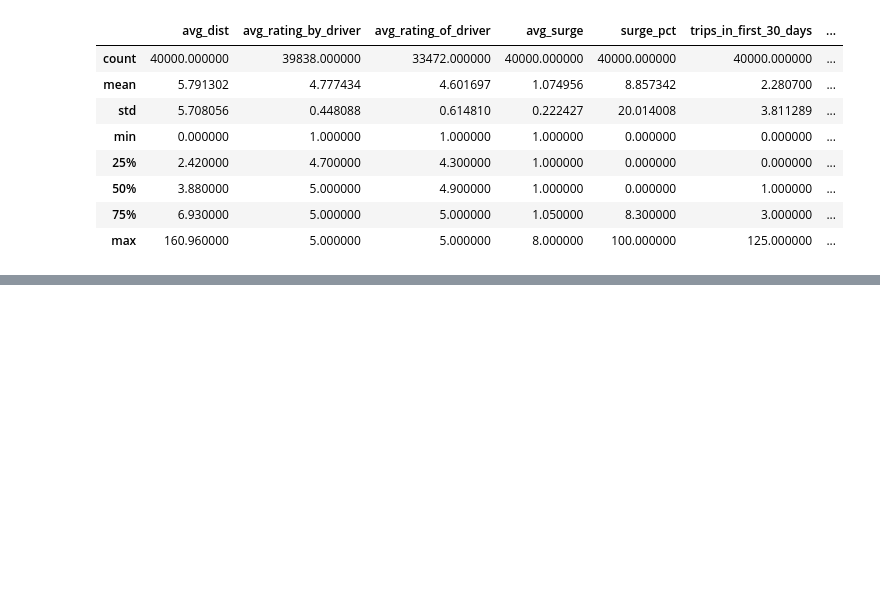
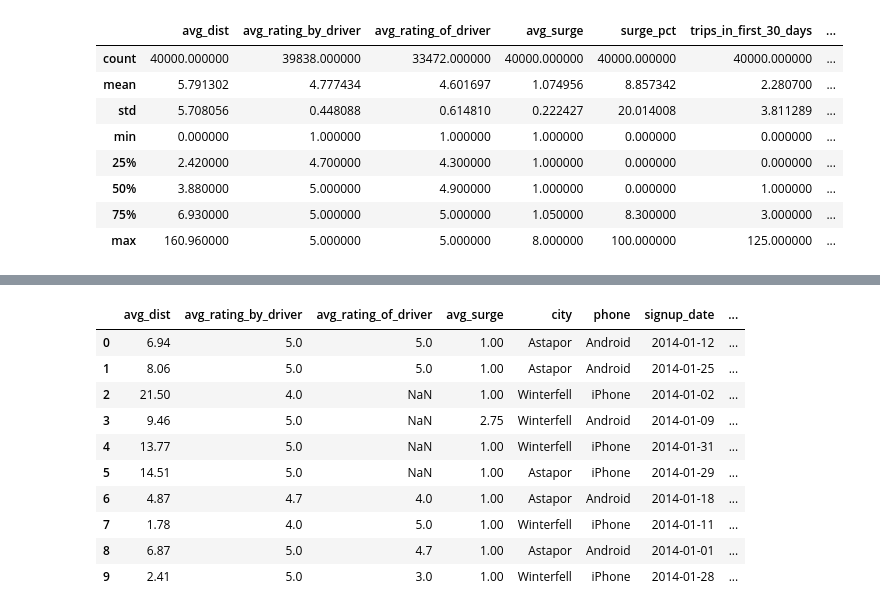
Before and after one commit to programng/churn-case-study, a Jupyter notebook: eda/eda_ng.ipynb, the cells around one changed output, grey strips where cells are left out. Drawn from its saved outputs; the diff is of its cells as text; code cells hidden in the pictures; blank space fills up the shorter version.

```diff
--- a/eda/eda_ng.ipynb
+++ b/eda/eda_ng.ipynb
@@ -44,0 +92,14 @@ train.describe()
+# %%
+train.head(10)
+# %% [output]
+|  | avg_dist | avg_rating_by_driver | avg_rating_of_driver | avg_surge | city | phone | signup_date | ... |
+| 0 | 6.94 | 5.0 | 5.0 | 1.00 | Astapor | Android | 2014-01-12 | ... |
+| 1 | 8.06 | 5.0 | 5.0 | 1.00 | Astapor | Android | 2014-01-25 | ... |
+| 2 | 21.50 | 4.0 | NaN | 1.00 | Winterfell | iPhone | 2014-01-02 | ... |
+| 3 | 9.46 | 5.0 | NaN | 2.75 | Winterfell | Android | 2014-01-09 | ... |
+| 4 | 13.77 | 5.0 | NaN | 1.00 | Winterfell | iPhone | 2014-01-31 | ... |
+| 5 | 14.51 | 5.0 | NaN | 1.00 | Astapor | iPhone | 2014-01-29 | ... |
+| 6 | 4.87 | 4.7 | 4.0 | 1.00 | Astapor | Android | 2014-01-18 | ... |
+| 7 | 1.78 | 4.0 | 5.0 | 1.00 | Winterfell | iPhone | 2014-01-11 | ... |
+| 8 | 6.87 | 5.0 | 4.7 | 1.00 | Astapor | Android | 2014-01-01 | ... |
+| 9 | 2.41 | 5.0 | 3.0 | 1.00 | Winterfell | iPhone | 2014-01-28 | ... |
```
Also changed, not shown: parts of 11 cells of this notebook.
